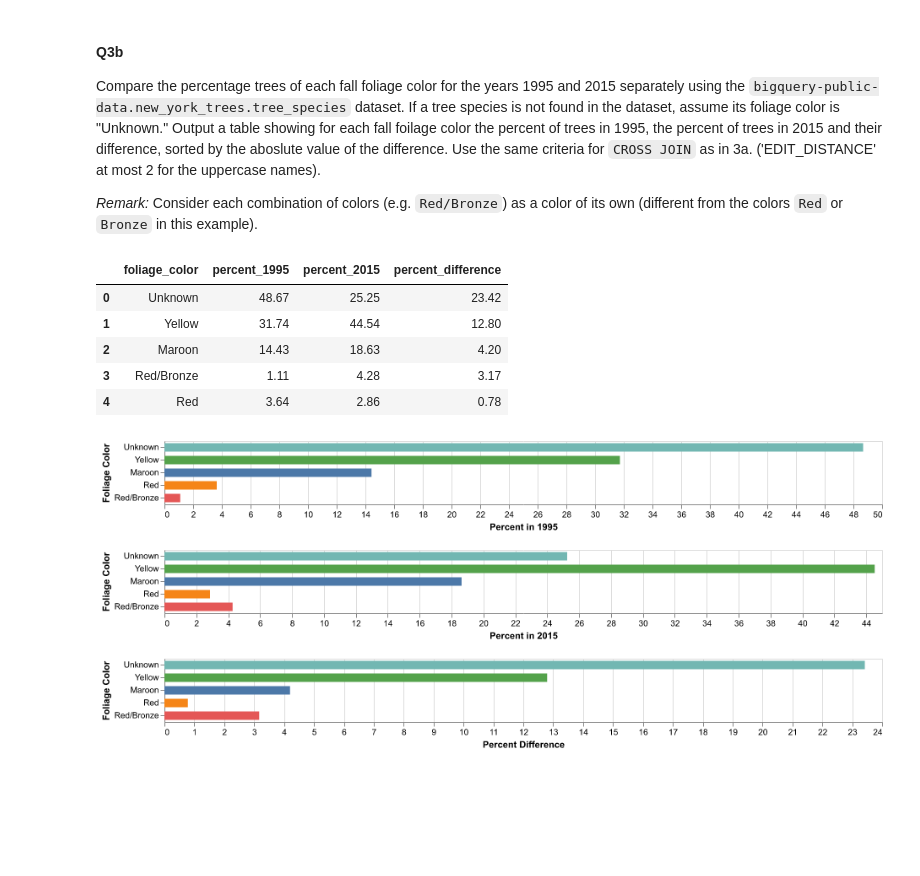
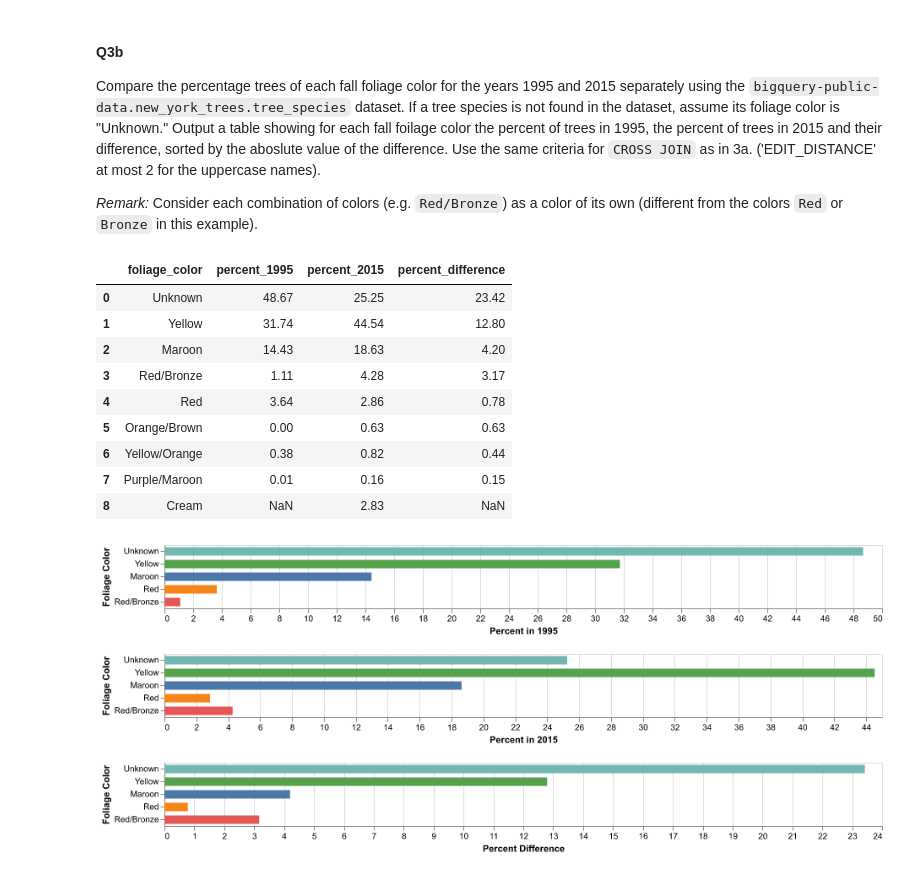
Before and after one commit to NathanP23/Big-Data-Mining-52002, a Jupyter notebook: MidTerm/MidTerm_52002_2024_25.ipynb, the cells around one changed output. Cells and saved outputs as stored; diff of their text form; code cells hidden in the pictures; blank space fills up the shorter version.

```diff
--- a/MidTerm/MidTerm_52002_2024_25.ipynb
+++ b/MidTerm/MidTerm_52002_2024_25.ipynb
@@ -731,74 +764,85 @@ Use the same criteria for `CROSS JOIN` as in 3a. ('EDIT_DISTANCE' at most 2 for
 # 3b)
 query3b = """
 WITH tree_species AS (
+  -- Select species and their fall foliage color from the tree_species dataset
   SELECT
-    UPPER(species_scientific_name) AS species,
-    fall_color AS foliage_color
+    UPPER(species_scientific_name) AS species,  -- Convert species name to uppercase for consistency
+    fall_color AS foliage_color                 -- Select fall foliage color
   FROM `bigquery-public-data.new_york_trees.tree_species`
 ),
 census_1995 AS (
+  -- Select species and count trees in 1995
   SELECT
-    UPPER(spc_latin) AS species_1995,
-    COUNT(*) AS trees_1995
+    UPPER(spc_latin) AS species_1995,           -- Convert species name to uppercase for consistency
+    COUNT(*) AS trees_1995                      -- Count trees for each species in 1995
   FROM `bigquery-public-data.new_york_trees.tree_census_1995`
-  GROUP BY species_1995
+  GROUP BY species_1995                         -- Group results by species name
 ),
 census_2015 AS (
+  -- Select species and count trees in 2015
   SELECT
-    UPPER(spc_latin) AS species_2015,
-    COUNT(*) AS trees_2015
+    UPPER(spc_latin) AS species_2015,           -- Convert species name to uppercase for consistency
+    COUNT(*) AS trees_2015                      -- Count trees for each species in 2015
   FROM `bigquery-public-data.new_york_trees.tree_census_2015`
-  GROUP BY species_2015
+  GROUP BY species_2015                         -- Group results by species name
 ),
 merged_1995 AS (
+  -- Merge 1995 census data with tree species data
   SELECT
-    COALESCE(ts.foliage_color, "Unknown") AS foliage_color,
-    SUM(c1995.trees_1995) AS total_trees_1995
+    COALESCE(ts.foliage_color, "Unknown") AS foliage_color,  -- Use "Unknown" if foliage color is missing
+    SUM(c1995.trees_1995) AS total_trees_1995                -- Sum the number of trees for each foliage color in 1995
   FROM census_1995 c1995
   LEFT JOIN tree_species ts
-    ON EDIT_DISTANCE(c1995.species_1995, ts.species) <= 2
-  GROUP BY foliage_color
+    ON EDIT_DISTANCE(c1995.species_1995, ts.species) <= 2    -- Match species names with edit distance <= 2
+  GROUP BY foliage_color                                     -- Group results by foliage color
 ),
 merged_2015 AS (
+  -- Merge 2015 census data with tree species data
   SELECT
-    COALESCE(ts.foliage_color, "Unknown") AS foliage_color,
-    SUM(c2015.trees_2015) AS total_trees_2015
+    COALESCE(ts.foliage_color, "Unknown") AS foliage_color,  -- Use "Unknown" if foliage color is missing
+    SUM(c2015.trees_2015) AS total_trees_2015                -- Sum the number of trees for each foliage color in 2015
   FROM census_2015 c2015
   LEFT JOIN tree_species ts
-    ON EDIT_DISTANCE(c2015.species_2015, ts.species) <= 2
-  GROUP BY foliage_color
+    ON EDIT_DISTANCE(c2015.species_2015, ts.species) <= 2    -- Match species names with edit distance <= 2
+  GROUP BY foliage_color                                     -- Group results by foliage color
 ),
 percentages AS (
+  -- Calculate the percentage of trees for each foliage color in 1995 and 2015
   SELECT
-    COALESCE(m1995.foliage_color, m2015.foliage_color) AS foliage_color,
-    ROUND(SAFE_DIVIDE(m1995.total_trees_1995, SUM(m1995.total_trees_1995) OVER()) * 100, 2) AS percent_1995,
-    ROUND(SAFE_DIVIDE(m2015.total_trees_2015, SUM(m2015.total_trees_2015) OVER()) * 100, 2) AS percent_2015
+    COALESCE(m1995.foliage_color, m2015.foliage_color) AS foliage_color,  -- Combine foliage colors from both years
+    ROUND(SAFE_DIVIDE(m1995.total_trees_1995, SUM(m1995.total_trees_1995) OVER()) * 100, 2) AS percent_1995,  -- Calculate percentage for 1995
+    ROUND(SAFE_DIVIDE(m2015.total_trees_2015, SUM(m2015.total_trees_2015) OVER()) * 100, 2) AS percent_2015   -- Calculate percentage for 2015
   FROM merged_1995 m1995
   FULL OUTER JOIN merged_2015 m2015
-    ON m1995.foliage_color = m2015.foliage_color
+    ON m1995.foliage_color = m2015.foliage_color  -- Join on foliage color
 )
+-- Select foliage color, percentages for 1995 and 2015, and their difference
 SELECT
   foliage_color,
   percent_1995,
   percent_2015,
-  ROUND(ABS(percent_1995 - percent_2015), 2) AS percent_difference
+  ROUND(ABS(percent_1995 - percent_2015), 2) AS percent_difference  -- Calculate the absolute difference in percentages
 FROM percentages
-ORDER BY percent_difference DESC
+ORDER BY percent_difference DESC  -- Order by the absolute difference in descending order
 """
 
 # Execute the query
-query_job3b = client.query(query3b)
-df3b = query_job3b.result().to_dataframe()
+query_job3b = client.query(query3b)  # Send query to BigQuery
+df3b = query_job3b.result().to_dataframe()  # Convert results to pandas DataFrame
 
 # Display the results
-df3b.head()
+df3b.head(10)  # Show first few rows of the DataFrame
 # %% [output]
 |  | foliage_color | percent_1995 | percent_2015 | percent_difference |
 | 0 | Unknown | 48.67 | 25.25 | 23.42 |
 | 1 | Yellow | 31.74 | 44.54 | 12.80 |
 | 2 | Maroon | 14.43 | 18.63 | 4.20 |
 | 3 | Red/Bronze | 1.11 | 4.28 | 3.17 |
 | 4 | Red | 3.64 | 2.86 | 0.78 |
+| 5 | Orange/Brown | 0.00 | 0.63 | 0.63 |
+| 6 | Yellow/Orange | 0.38 | 0.82 | 0.44 |
+| 7 | Purple/Maroon | 0.01 | 0.16 | 0.15 |
+| 8 | Cream | NaN | 2.83 | NaN |
 # %%
 # Chart 1: Percent in 1995
 chart1 = alt.Chart(df3b.head()).mark_bar(size=10).encode(
```
Also changed, not shown: parts of 21 cells of this notebook, 1 other file.
